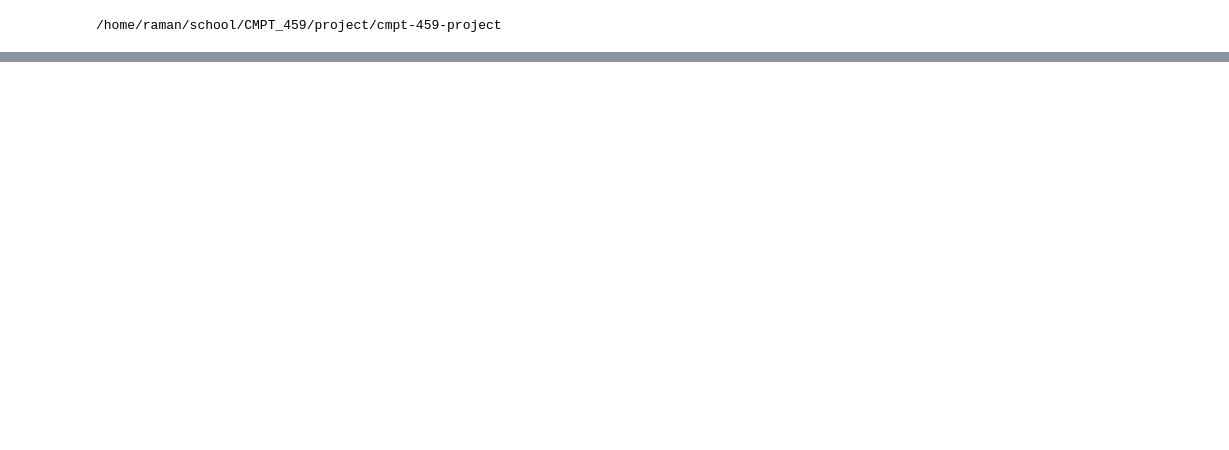
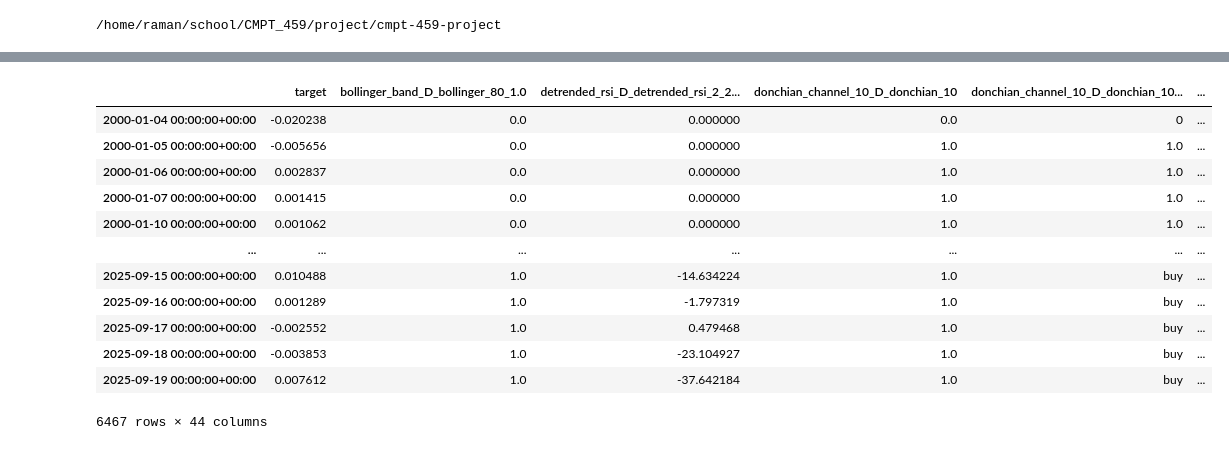
Before and after one commit to ramanthind02/Trading-Algo, a Jupyter notebook: notebooks/test.ipynb, the cells around one changed output, grey strips where cells are left out. Saved outputs shown, nothing was run; the diff lists cells and outputs as text; code cells hidden in the pictures; blank space fills up the shorter version.

```diff
--- a/notebooks/test.ipynb
+++ b/notebooks/test.ipynb
@@ -26,0 +58,18 @@ data
+# %%
+features = features.drop(columns=['open', 'high', 'low', 'close', 'volume'])
+# %%
+features
+# %% [output]
+|  | target | bollinger_band_D_bollinger_80_1.0 | detrended_rsi_D_detrended_rsi_2_2... | donchian_channel_10_D_donchian_10 | donchian_channel_10_D_donchian_10... | ... |
+| 2000-01-04 00:00:00+00:00 | -0.020238 | 0.0 | 0.000000 | 0.0 | 0 | ... |
+| 2000-01-05 00:00:00+00:00 | -0.005656 | 0.0 | 0.000000 | 1.0 | 1.0 | ... |
+| 2000-01-06 00:00:00+00:00 | 0.002837 | 0.0 | 0.000000 | 1.0 | 1.0 | ... |
+| 2000-01-07 00:00:00+00:00 | 0.001415 | 0.0 | 0.000000 | 1.0 | 1.0 | ... |
+| 2000-01-10 00:00:00+00:00 | 0.001062 | 0.0 | 0.000000 | 1.0 | 1.0 | ... |
+| ... | ... | ... | ... | ... | ... | ... |
+| 2025-09-15 00:00:00+00:00 | 0.010488 | 1.0 | -14.634224 | 1.0 | buy | ... |
+| 2025-09-16 00:00:00+00:00 | 0.001289 | 1.0 | -1.797319 | 1.0 | buy | ... |
+| 2025-09-17 00:00:00+00:00 | -0.002552 | 1.0 | 0.479468 | 1.0 | buy | ... |
+| 2025-09-18 00:00:00+00:00 | -0.003853 | 1.0 | -23.104927 | 1.0 | buy | ... |
+| 2025-09-19 00:00:00+00:00 | 0.007612 | 1.0 | -37.642184 | 1.0 | buy | ... |
+6467 rows × 44 columns
```
Also changed, not shown: parts of 12 cells of this notebook, 22 other files.
